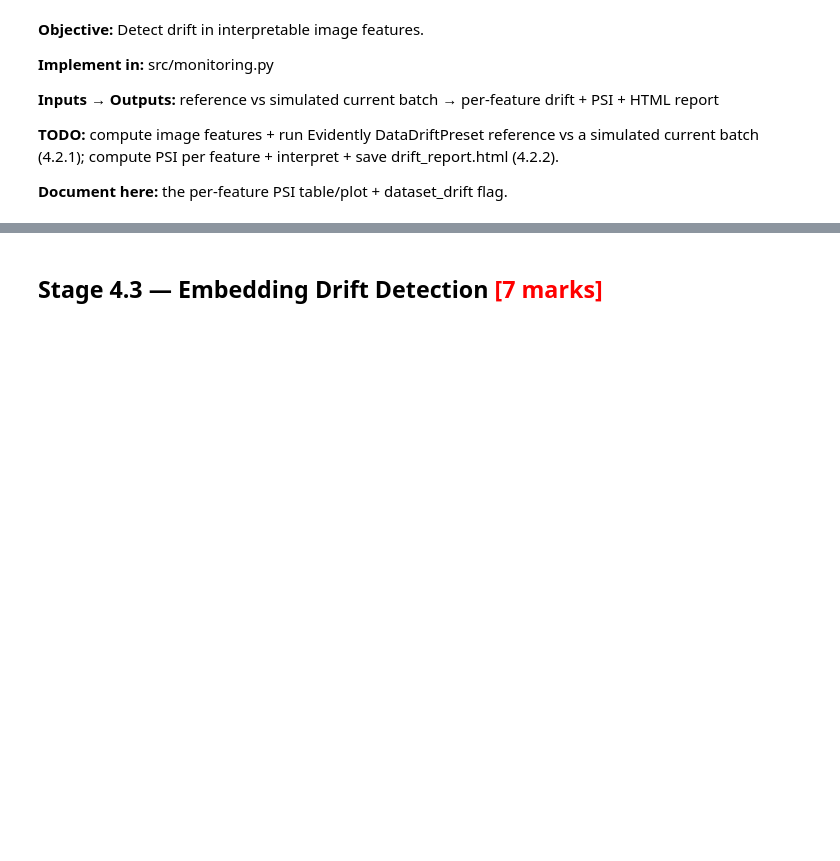
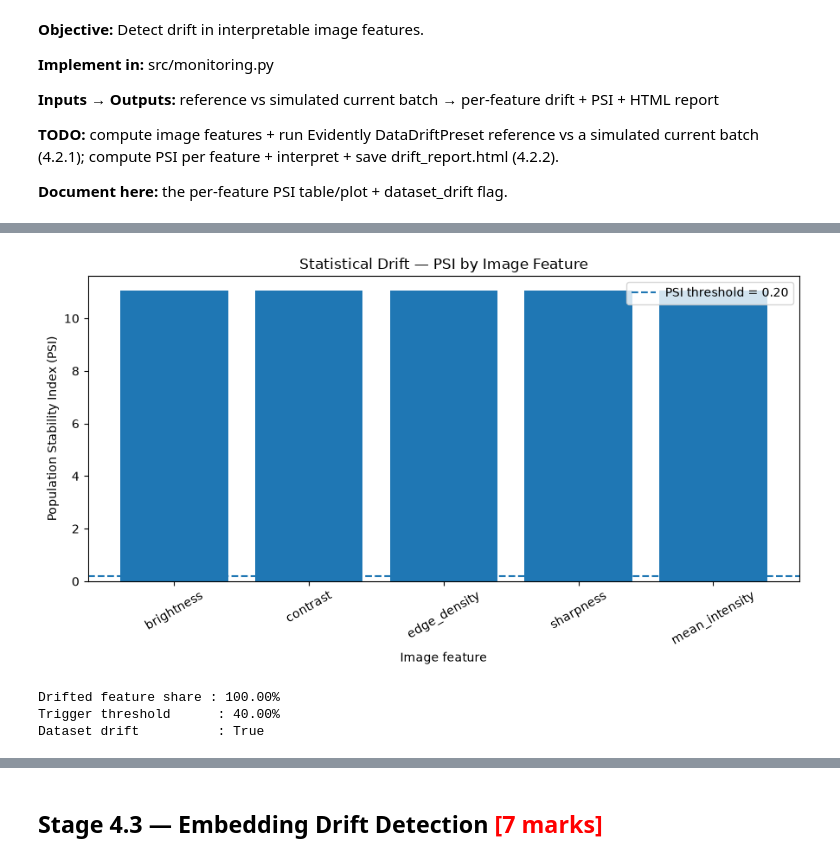
Before and after one commit to narendhar007/capstone, a Jupyter notebook: Operations_Monitoring_and_Evidence.ipynb, the cells around one changed output, grey strips where cells are left out. Cells and saved outputs as stored; diff of their text form; code cells hidden in the pictures; blank space fills up the shorter version.

```diff
--- a/Operations_Monitoring_and_Evidence.ipynb
+++ b/Operations_Monitoring_and_Evidence.ipynb
@@ -49,0 +560,64 @@ import config, json
+# %%
+# Visualise per-feature PSI against the configured threshold.
+
+import matplotlib.pyplot as plt
+
+
+fig, ax = plt.subplots(
+    figsize=(9, 5)
+)
+
+ax.bar(
+    psi_table["Feature"],
+    psi_table["PSI"],
+)
+
+ax.axhline(
+    y=psi_threshold,
+    linestyle="--",
+    label=f"PSI threshold = {psi_threshold:.2f}",
+)
+
+ax.set_title(
+    "Statistical Drift — PSI by Image Feature"
+)
+
+ax.set_xlabel(
+    "Image feature"
+)
+
+ax.set_ylabel(
+    "Population Stability Index (PSI)"
+)
+
+ax.tick_params(
+    axis="x",
+    rotation=30,
+)
+
+ax.legend()
+
+plt.tight_layout()
+plt.show()
+# %% [output]
+[figure, added]
+# %%
+drift_share_threshold = feature_drift[
+    "drift_share_threshold"
+]
+
+print(
+    f"Drifted feature share : {drift_share:.2%}"
+)
+
+print(
+    f"Trigger threshold      : {drift_share_threshold:.2%}"
+)
+
+print(
+    f"Dataset drift          : {dataset_drift}"
+)
+# %% [output]
+Drifted feature share : 100.00%
+Trigger threshold      : 40.00%
+Dataset drift          : True
```
Also changed, not shown: parts of 22 cells of this notebook, 9 other files.
